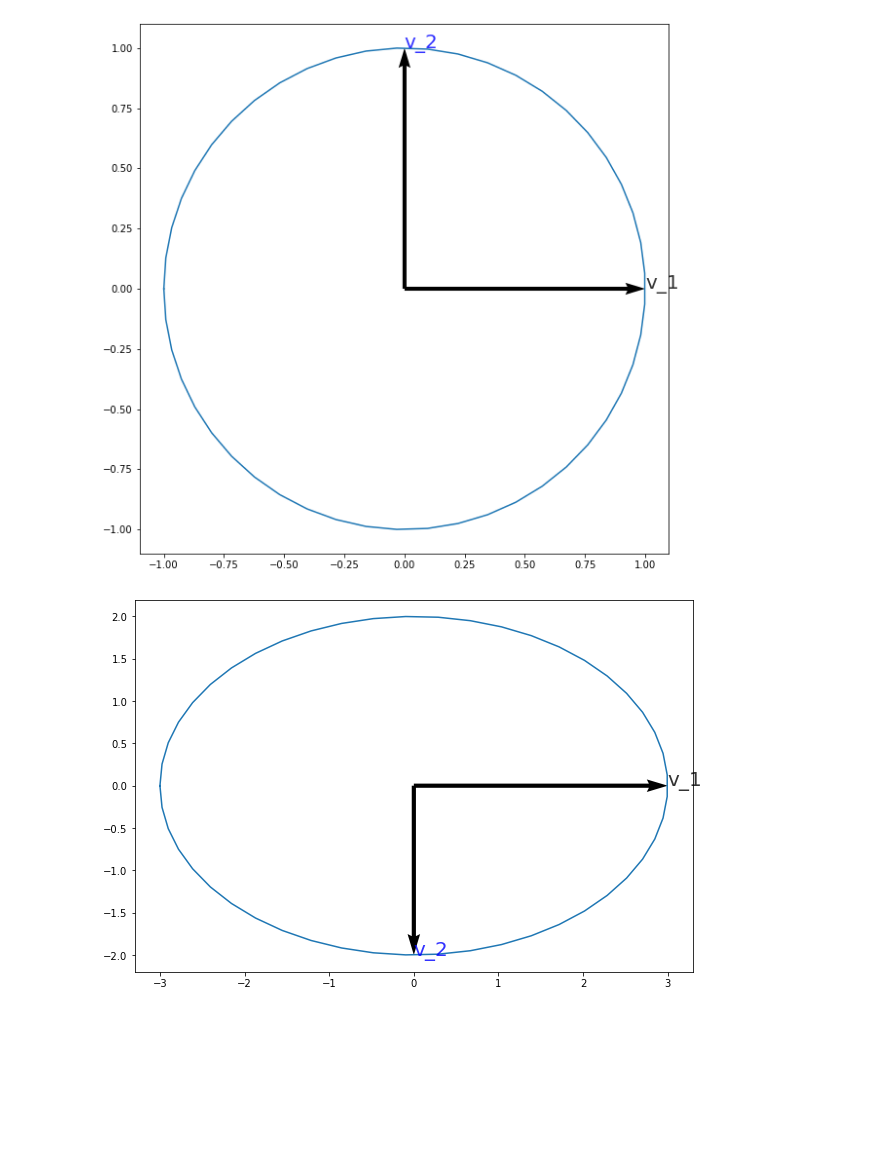
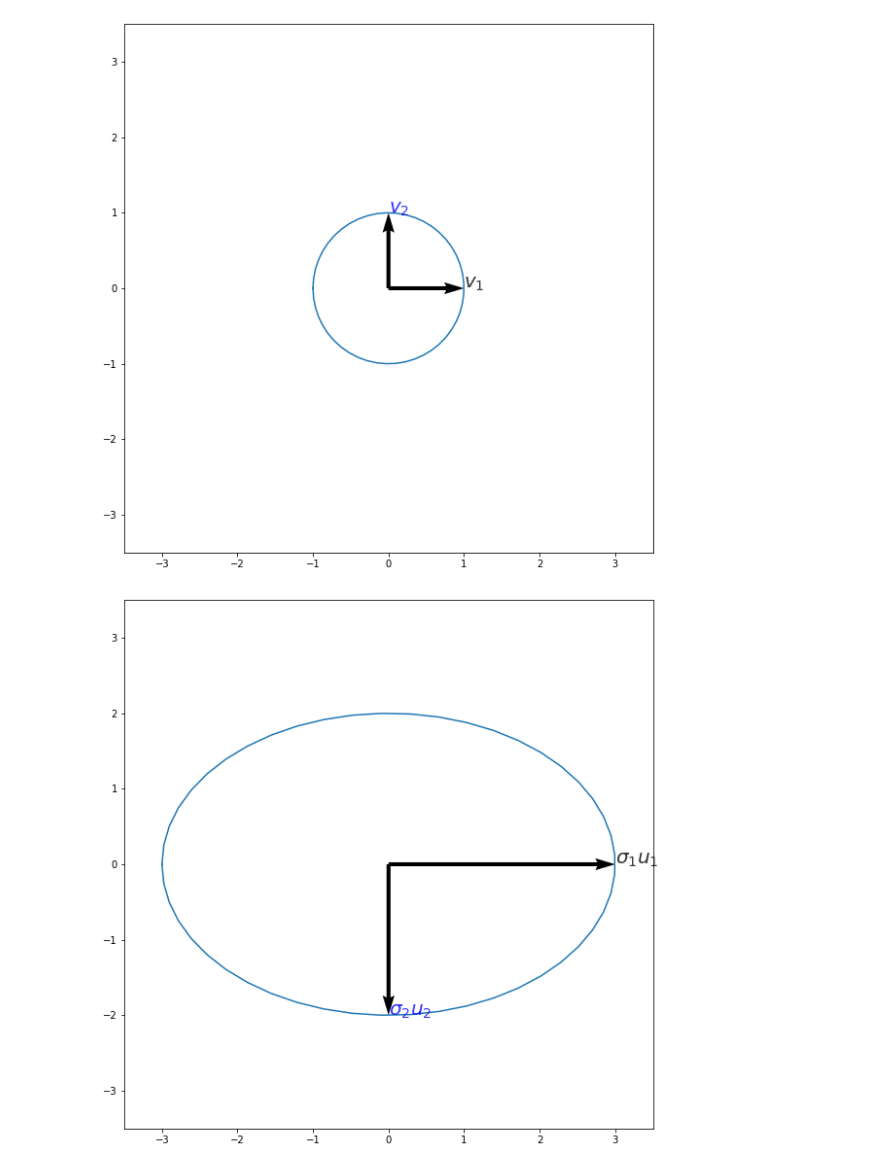
Before and after one commit to Konnits/Numerico_2, a Jupyter notebook: Proyecto/ej8.ipynb, the cells around one changed output. Cells and saved outputs as stored; diff of their text form; code cells hidden in the pictures; blank space fills up the shorter version.

```diff
--- a/Proyecto/ej8.ipynb
+++ b/Proyecto/ej8.ipynb
@@ -4,7 +4,9 @@ import numpy.linalg as linalg
 import matplotlib.pyplot as plt
 from numpy import linalg as la
 
-def plot(array, vectors,shape = (10,10)):
+rango = [-3.5, 3.5]
+
+def plot(array, vectors,shape = (10,10), name = False):
     fig, ax = plt.subplots(figsize = shape)
     for v in array:
         ax.plot(v[0], v[1])
@@ -12,10 +14,18 @@ def plot(array, vectors,shape = (10,10)):
     start = [0,0]
     count = 1
     color = ["black", "blue", "red", "skyblue"]
-    for v in vectors:
-        ax.quiver(*start, v[0], v[1], scale=1, scale_units = 'xy', angles = 'xy')
-        ax.annotate(f"v_{count}", (v[0], v[1]), color = color[(count-1)%len(color)], fontsize = 20, alpha = 0.8)
-        count += 1
+    if name == False:
+        for v in vectors:
+            ax.quiver(*start, v[0], v[1], scale=1, scale_units = 'xy', angles = 'xy')
+            ax.annotate(f"$v_{count}$", (v[0], v[1]), color = color[(count-1)%len(color)], fontsize = 20, alpha = 0.8)
+            count += 1
+    else:
+        for v in vectors:
+            ax.quiver(*start, v[0], v[1], scale=1, scale_units = 'xy', angles = 'xy')
+            ax.annotate(f"$\sigma_{count} u_{count}$", (v[0], v[1]), color = color[(count-1)%len(color)], fontsize = 20, alpha = 0.8)
+            count += 1
+    plt.xlim(rango)
+    plt.ylim(rango)
     plt.gca().set_aspect('equal', adjustable='box')
     plt.show()
 
@@ -27,15 +37,15 @@ def unit_ball(resolution = 50):
 # %%
 plot([unit_ball()], [(1,0), (0,1)])
 # %% [output]
-[figure, old version]
+[figure, new version]
 # %%
 A = np.array([[3, 0],[0, -2]])
 v_1 = np.array([[1], [0]])
 v_2 = np.array([[0], [1]])
 elipse = np.array([ A@np.array([unit_ball()[0][i], unit_ball()[1][i]]) for i in range(50)])
-plot([(elipse[:, 0], elipse[:, 1])], [A@v_1, A@v_2])
+plot([(elipse[:, 0], elipse[:, 1])], [A@v_1, A@v_2], name = True)
 # %% [output]
-[figure, old version]
+[figure, new version]
 # %%
 A = np.array([[1, 1],[1, 1]])
 v_1 = np.array([[1], [0]])
```
Also changed, not shown: parts of 2 cells of this notebook.
